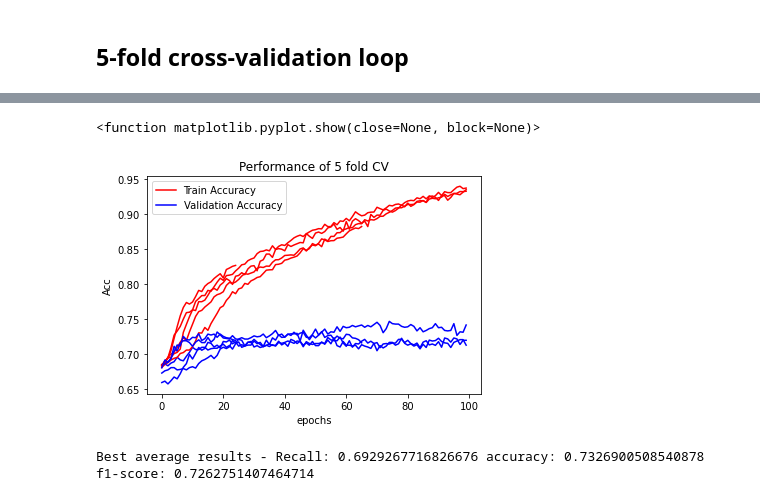
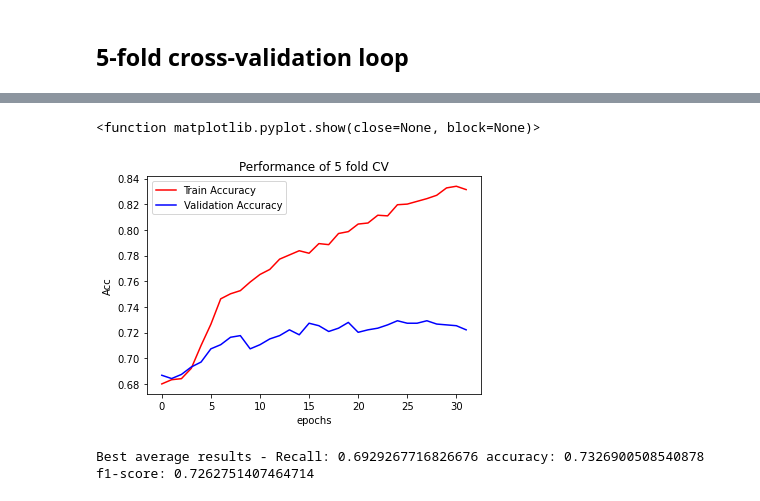
Before and after one commit to christian-creator/DL_peptide_immunogenecity, a Jupyter notebook: notebooks/partition_loop.ipynb, the cells around one changed output, grey strips where cells are left out. Saved outputs shown, nothing was run; the diff lists cells and outputs as text; code cells hidden in the pictures.

```diff
--- a/notebooks/partition_loop.ipynb
+++ b/notebooks/partition_loop.ipynb
@@ -242,7 +242,7 @@ def train(model, device, epochs, train_loaders, valid_loaders):
 
     # Early stopping
     the_last_loss = 100
-    patience = 5
+    patience = 4
     trigger_times = 0
 
     all_val_targets_pr_epoch = []
@@ -332,7 +332,7 @@ lst_val_predictions = []
 lst_val_labels = []
 lst_val_probabilities = []
 
-for i in range(5):
+for i in range(1):
     if testing == False:
 
         ## The partitions to use for training, validation ##
@@ -441,16 +432,16 @@ Epoch 21 : Train Loss 0.515832 , Train acc 0.808514, Valid acc 0.724967
 # %%
 plt.figure()
-for i in range(5):
+for i in range(1):
     epoch = np.arange(len(lst_train_accuracies[i]))
     plt.plot(epoch, lst_train_accuracies[i], 'r', epoch, lst_val_accuracies[i], 'b')
 plt.title("Performance of 5 fold CV")
 plt.legend(['Train Accuracy','Validation Accuracy'])
 plt.xlabel('epochs'), plt.ylabel('Acc')
 plt.show
 #plt.savefig("../plots/FFNN_3_layers_bigthensmall_btchnrm_drpt_bndscr.png", dpi = 400, transparent = False)
 # %% [output]
 <function matplotlib.pyplot.show(close=None, block=None)>
-[figure, old version]
+[figure, new version]
 # %%
 N = len(all_data)
 
```
Also changed, not shown: parts of 2 cells of this notebook.
